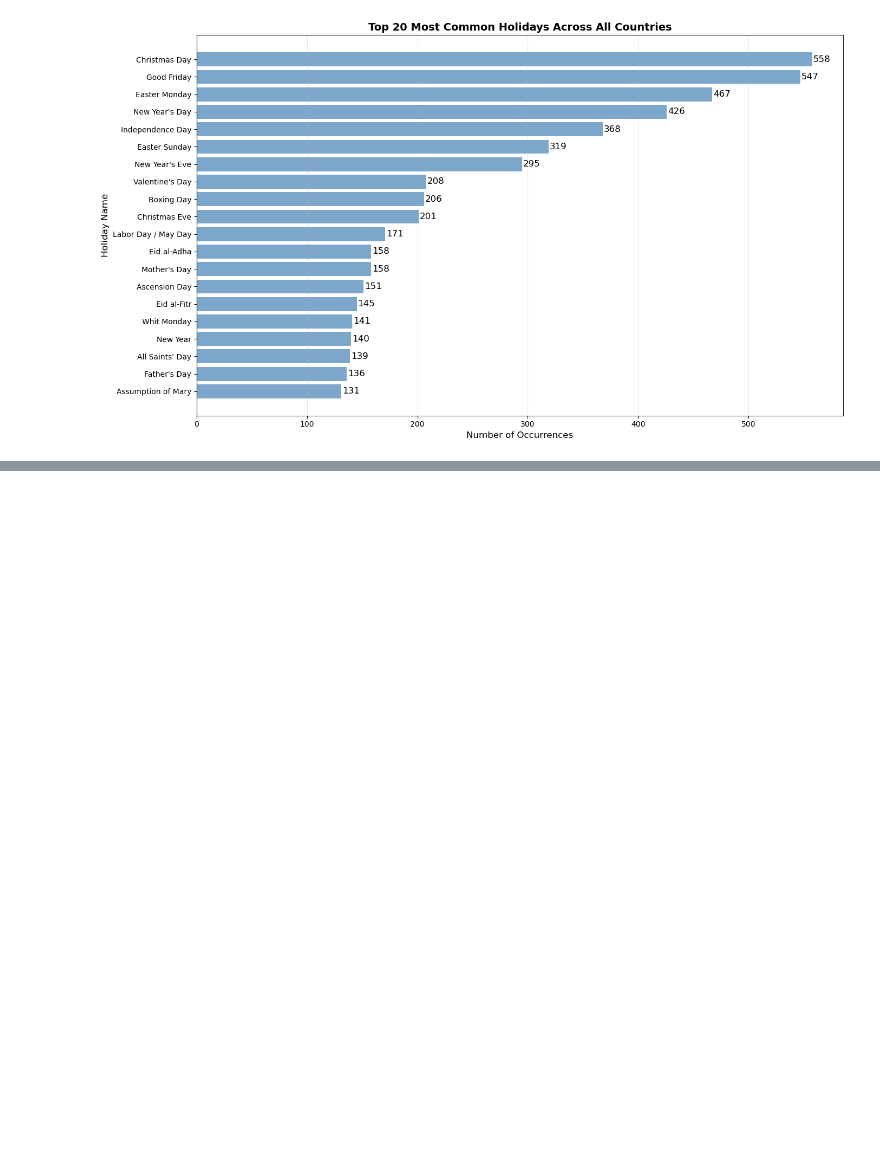
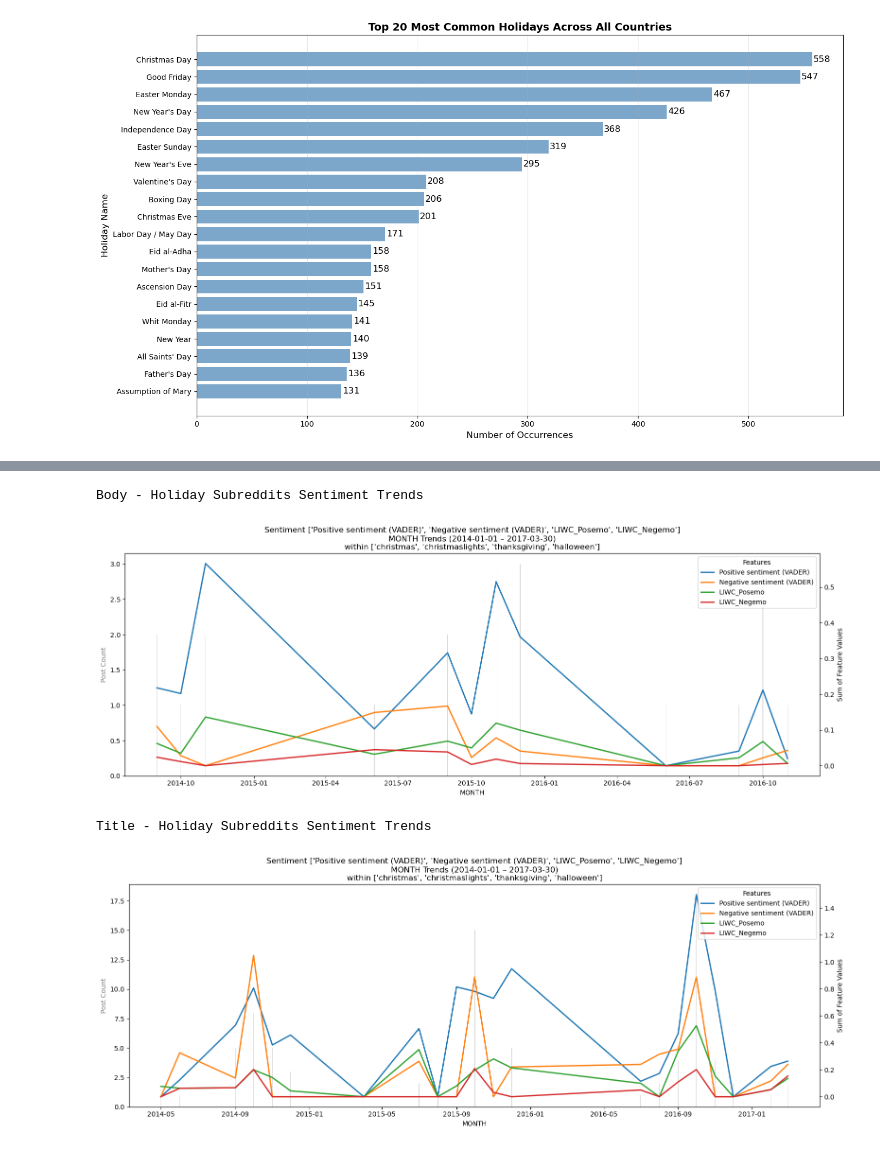
Before and after one commit to l0uisgrange/ada-2025-project, a Jupyter notebook: archive/Badr.ipynb, the cells around one changed output, grey strips where cells are left out. Cells and saved outputs as stored; diff of their text form; code cells hidden in the pictures; blank space fills up the shorter version.

Commit message:
issue make HOLIDAYS list from df_subreddit - should on df_body and df_target

```diff
--- a/archive/Badr.ipynb
+++ b/archive/Badr.ipynb
@@ -304,2 +307,6 @@ plt.show()
 
 check correlation with $df\_title$ and $df\_body$, use of $df\_subreddits$
+# %%
+HOLIDAYS = [
+    'christmas', 'christmaslights', 'thanksgiving', 'halloween', 'halloween_costumes', 'newyear', 'happynewyear', 'ramadan', 'valentinesday', 'valentine',  'mothersday', 'fathersday', 'independenceday', 'memorialday', 'eastereggs',   'blackfriday', 'diwali'
+]
@@ -305,0 +405,36 @@ check correlation with $df\_title$ and $df\_body$, use of $df\_subreddits$
+# %%
+from week1_Yuri import plot_subreddits_features_trend
+from week1_Yuri import features
+
+# Process the PROPERTIES to extract individual features
+df_body_features = df_body["PROPERTIES"].apply(lambda s: [float(x) for x in s.split(",")])
+features_body_df = pd.DataFrame(df_body_features.tolist(), columns=features, index=df_body.index)
+df_body_prop = pd.concat([df_body.drop(columns=["PROPERTIES"]), features_body_df], axis=1)
+
+df_title_features = df_title["PROPERTIES"].apply(lambda s: [float(x) for x in s.split(",")])
+features_title_df = pd.DataFrame(df_title_features.tolist(), columns=features, index=df_title.index)
+df_title_prop = pd.concat([df_title.drop(columns=["PROPERTIES"]), features_title_df], axis=1)
+
+subreddits_list = HOLIDAYS[0:4]
+start_time = "2014-01-01"
+end_time = "2017-03-30"
+
+# Select specific features to analyze
+features_list = [
+    "Positive sentiment (VADER)",
+    "Negative sentiment (VADER)",
+    "LIWC_Posemo",
+    "LIWC_Negemo"
+    ]
+period = "M"  # Weekly aggregation
+
+print("Body - Holiday Subreddits Sentiment Trends")
+plot_subreddits_features_trend(df_body_prop, subreddits_list, start_time, end_time, features_list, period)
+
+print("\nTitle - Holiday Subreddits Sentiment Trends")
+plot_subreddits_features_trend(df_title_prop, subreddits_list, start_time, end_time, features_list, period)
+# %% [output]
+Body - Holiday Subreddits Sentiment Trends
+[figure, added]
+Title - Holiday Subreddits Sentiment Trends
+[figure, added]
```
Also changed, not shown: parts of 10 cells of this notebook.
